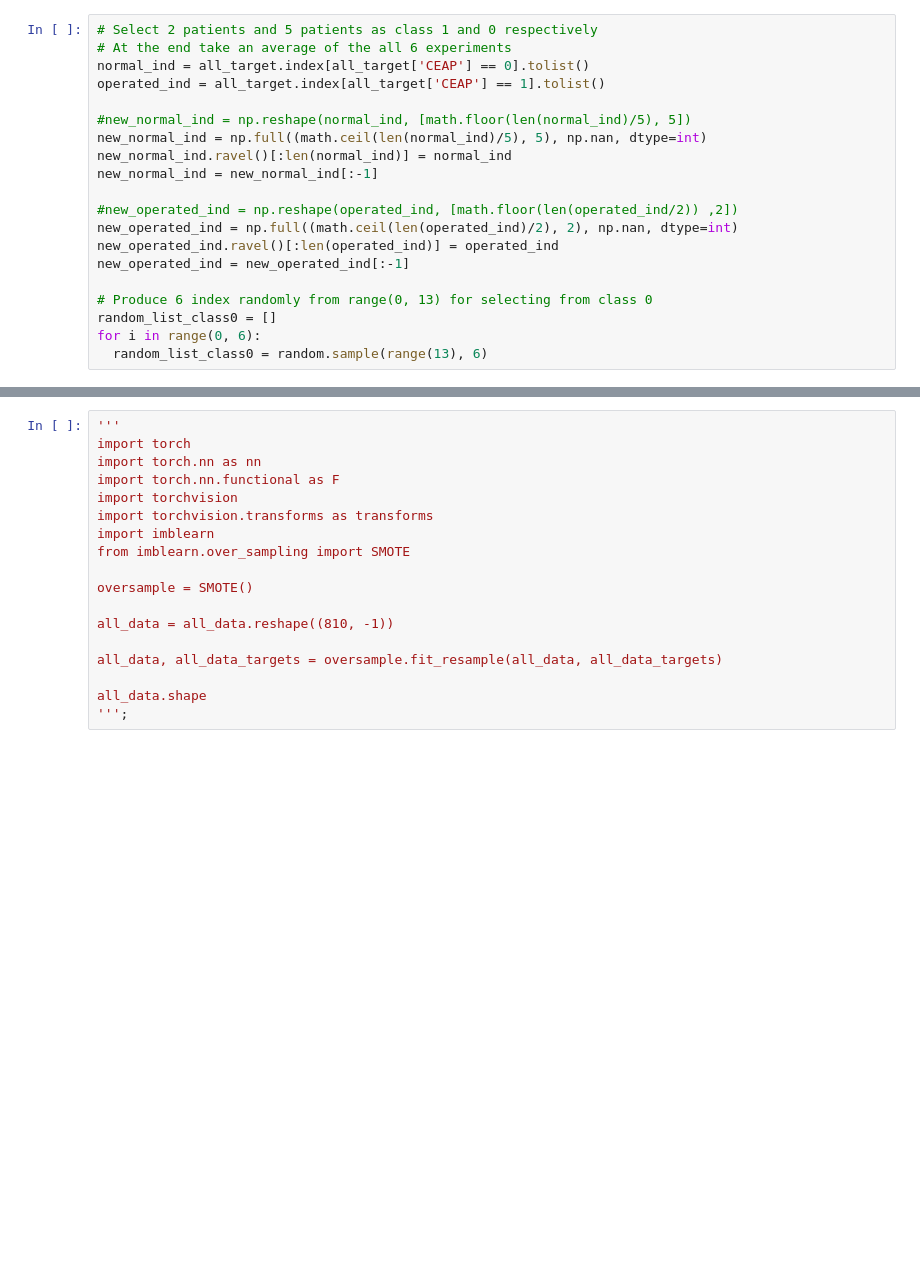
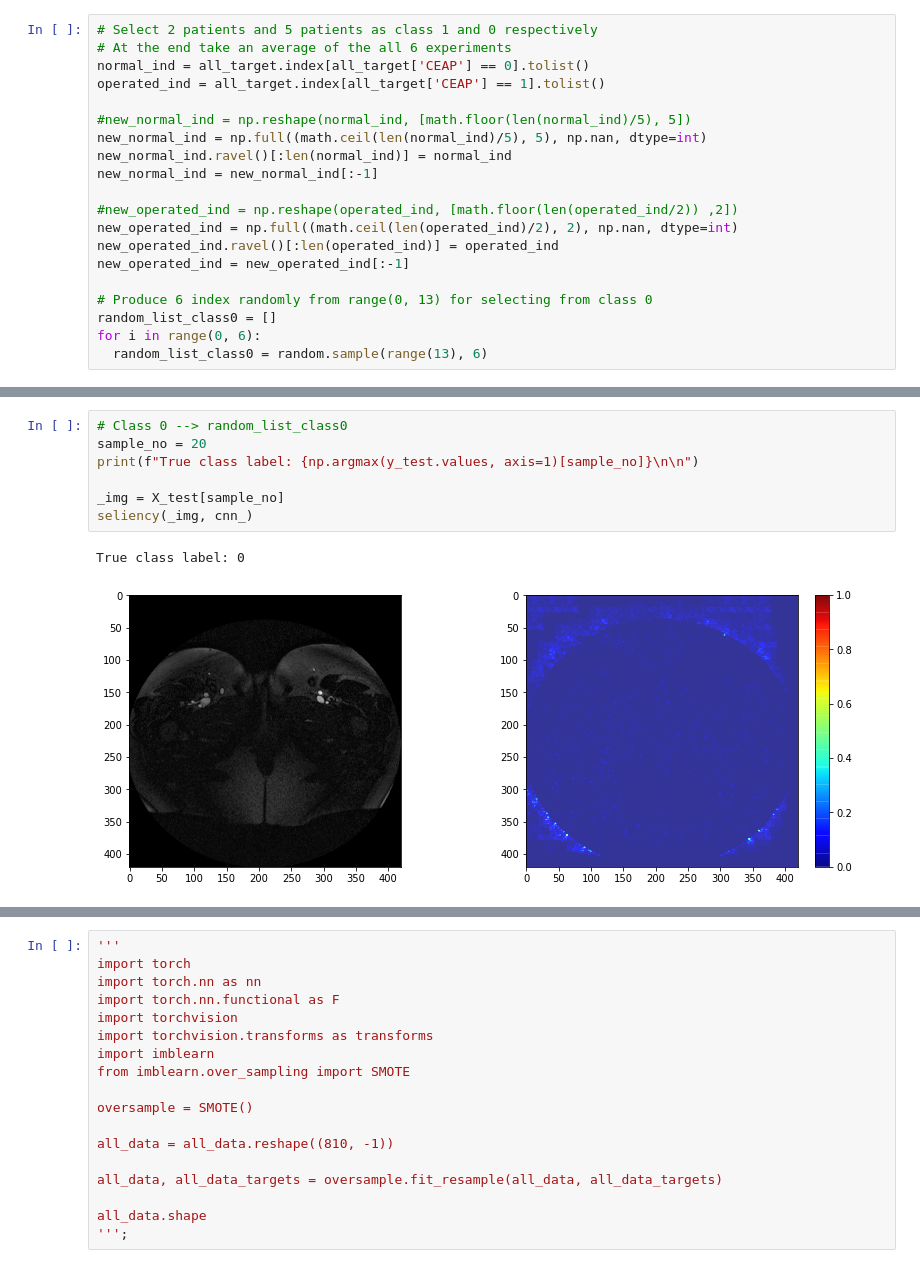
Before and after one commit to Majid-Sohrabi/PINN-medical-diagnostic, a Jupyter notebook: PINN-medical-diagnostic02.ipynb, the cells around one changed output, grey strips where cells are left out. Drawn from its saved outputs; the diff is of its cells as text; blank space fills up the shorter version.

```diff
--- a/PINN-medical-diagnostic02.ipynb
+++ b/PINN-medical-diagnostic02.ipynb
@@ -256,0 +329,10 @@ Avg test accuracy: 67.85714427630107
+# %%
+# Class 0 --> random_list_class0
+sample_no = 20
+print(f"True class label: {np.argmax(y_test.values, axis=1)[sample_no]}\n\n")
+
+_img = X_test[sample_no]
+seliency(_img, cnn_)
+# %% [output]
+True class label: 0
+[figure, added]
```
Also changed, not shown: parts of 18 cells of this notebook.
